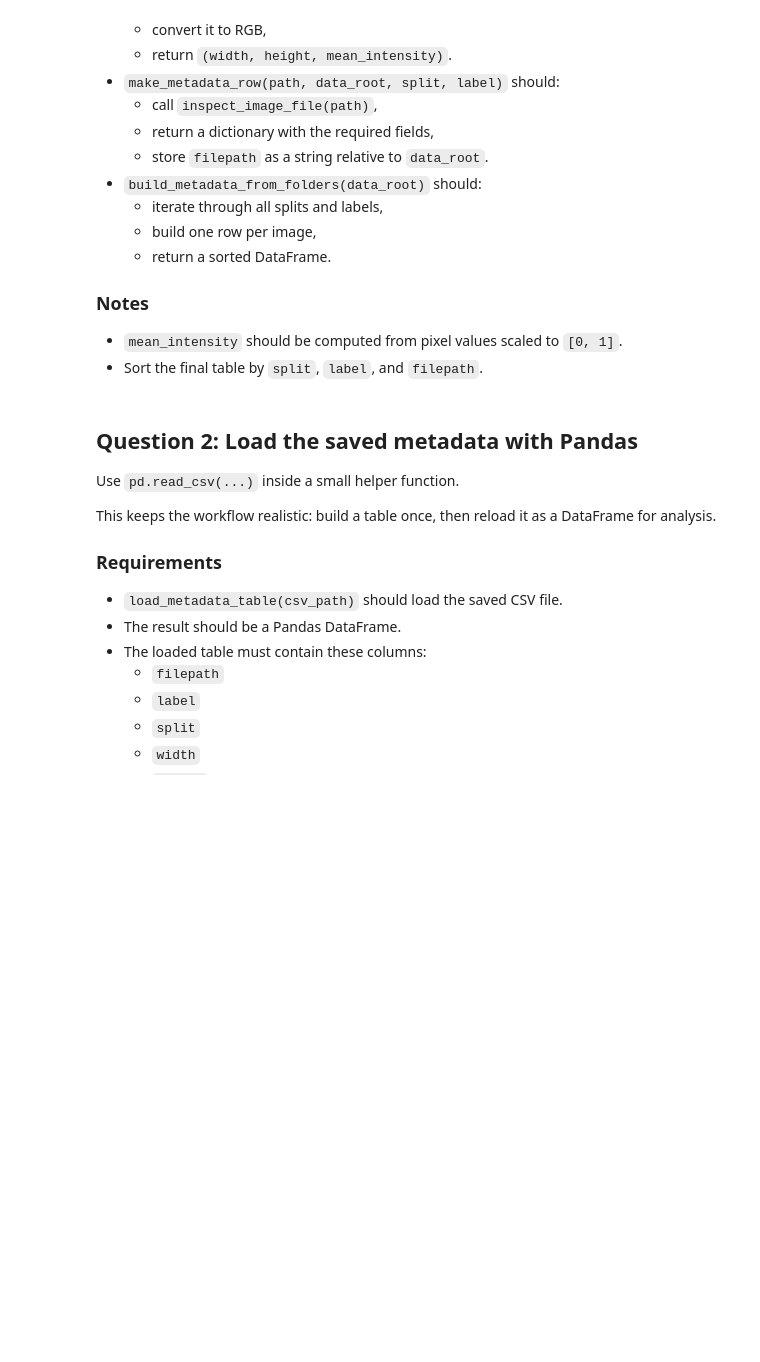
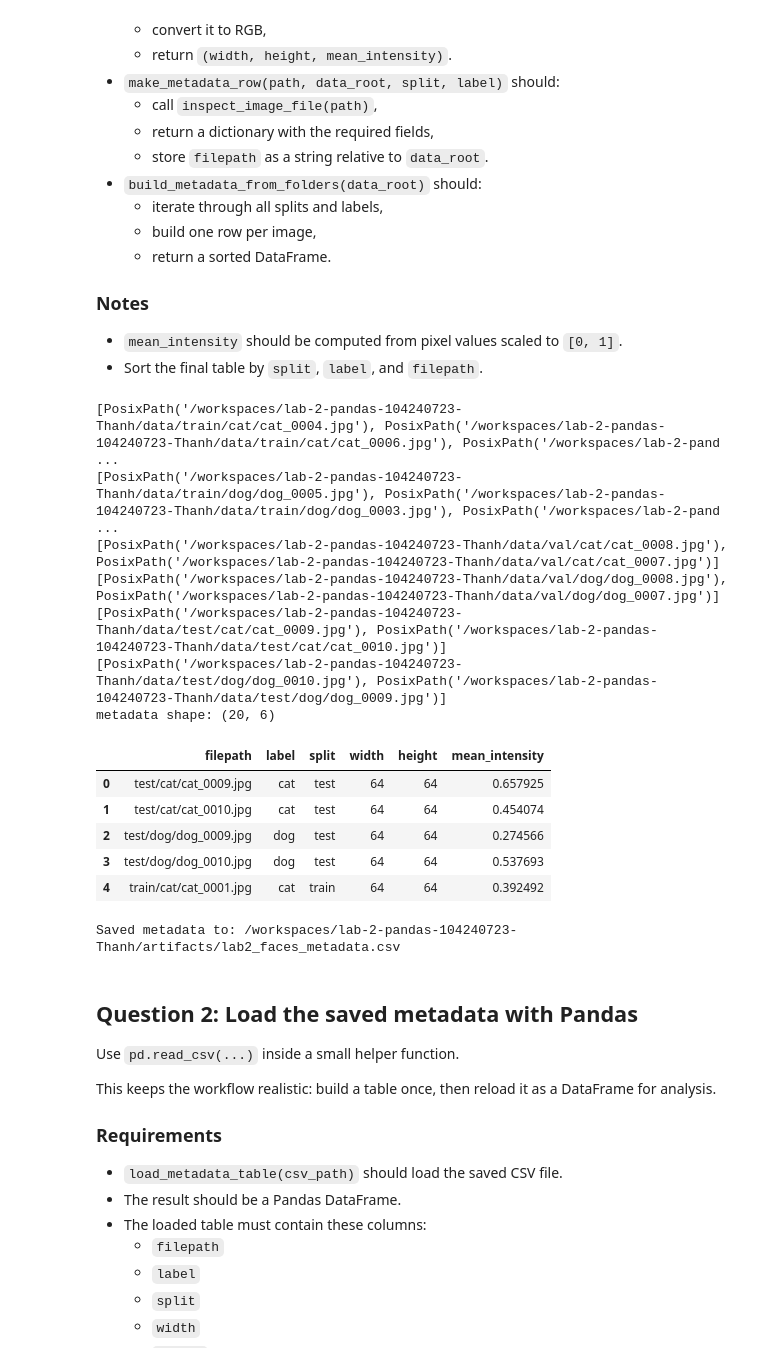
Before and after one commit to vgu-dsai-2026/lab-2-pandas-104240723-Thanh, a Jupyter notebook: notebook.ipynb, the cells around one changed output. Saved outputs shown, nothing was run; the diff lists cells and outputs as text; code cells hidden in the pictures; blank space fills up the shorter version.

```diff
--- a/notebook.ipynb
+++ b/notebook.ipynb
@@ -91,16 +91,70 @@ Build a dataframe with at least these columns:
 - `mean_intensity` should be computed from pixel values scaled to `[0, 1]`.
 - Sort the final table by `split`, `label`, and `filepath`.
 # %%
+def list_image_paths_for_group(data_root: Path, split: str, label: str) -> list[Path]:
+    label_dir = data_root / split / label
+    paths: list[Path] = []
+    for pattern in IMAGE_EXTENSIONS:
+        paths.extend(label_dir.glob(pattern))
+    print(paths)
+    return sorted(paths)
+
+
+def inspect_image_file(path: Path) -> tuple[int, int, float]:
+    with Image.open(path) as img:
+        img = img.convert("RGB")
+        width, height = img.size
+        array = np.asarray(img, dtype=np.float32) / 255.0
+    return width, height, float(array.mean())
+
+
 def make_metadata_row(path: Path, data_root: Path, split: str, label: str) -> dict[str, object]:
     width, height, mean_intensity = inspect_image_file(path)
-    return {
-        'filepath': str(path.relative_to(data_root)),
-        'label': label,
-        'split': split,
-        'width': width,
-        'height': height,
-        'mean_intensity': mean_intensity
+    return{
+        "filepath": str(path.relative_to(data_root)),
+        "label": label,
+        "split": split,
+        "width": width,
+        "height": height,
+        "mean_intensity": mean_intensity,
+
     }
+
+
+def build_metadata_from_folders(data_root: Path) -> pd.DataFrame:
+    rows = []
+    for split in SPLITS:
+        for label in LABELS:
+            paths = list_image_paths_for_group(data_root, split, label)
+            rows.extend(make_metadata_row(p, data_root, split, label) for p in paths)
+    return (
+        pd.DataFrame(rows)
+        .sort_values(["split", "label", "filepath"])
+        .reset_index(drop=True)
+    )
+
+
+folder_df = build_metadata_from_folders(DATA_ROOT)
+print("metadata shape:", folder_df.shape)
+display(folder_df.head())
+
+folder_df.to_csv(GENERATED_METADATA_PATH, index=False)
+print(f"Saved metadata to: {GENERATED_METADATA_PATH}")
+# %% [output]
+[PosixPath('/workspaces/lab-2-pandas-104240723-Thanh/data/train/cat/cat_0004.jpg'), PosixPath('/workspaces/lab-2-pandas-104240723-Thanh/data/train/cat/cat_0006.jpg'), PosixPath('/workspaces/lab-2-pand ...
+[PosixPath('/workspaces/lab-2-pandas-104240723-Thanh/data/train/dog/dog_0005.jpg'), PosixPath('/workspaces/lab-2-pandas-104240723-Thanh/data/train/dog/dog_0003.jpg'), PosixPath('/workspaces/lab-2-pand ...
+[PosixPath('/workspaces/lab-2-pandas-104240723-Thanh/data/val/cat/cat_0008.jpg'), PosixPath('/workspaces/lab-2-pandas-104240723-Thanh/data/val/cat/cat_0007.jpg')]
+[PosixPath('/workspaces/lab-2-pandas-104240723-Thanh/data/val/dog/dog_0008.jpg'), PosixPath('/workspaces/lab-2-pandas-104240723-Thanh/data/val/dog/dog_0007.jpg')]
+[PosixPath('/workspaces/lab-2-pandas-104240723-Thanh/data/test/cat/cat_0009.jpg'), PosixPath('/workspaces/lab-2-pandas-104240723-Thanh/data/test/cat/cat_0010.jpg')]
+[PosixPath('/workspaces/lab-2-pandas-104240723-Thanh/data/test/dog/dog_0010.jpg'), PosixPath('/workspaces/lab-2-pandas-104240723-Thanh/data/test/dog/dog_0009.jpg')]
+metadata shape: (20, 6)
+|  | filepath | label | split | width | height | mean_intensity |
+| 0 | test/cat/cat_0009.jpg | cat | test | 64 | 64 | 0.657925 |
+| 1 | test/cat/cat_0010.jpg | cat | test | 64 | 64 | 0.454074 |
+| 2 | test/dog/dog_0009.jpg | dog | test | 64 | 64 | 0.274566 |
+| 3 | test/dog/dog_0010.jpg | dog | test | 64 | 64 | 0.537693 |
+| 4 | train/cat/cat_0001.jpg | cat | train | 64 | 64 | 0.392492 |
+Saved metadata to: /workspaces/lab-2-pandas-104240723-Thanh/artifacts/lab2_faces_metadata.csv
 # %% [markdown]
 ## Question 2: Load the saved metadata with Pandas
 
```
Also changed, not shown: parts of 7 cells of this notebook, 1 other file.
